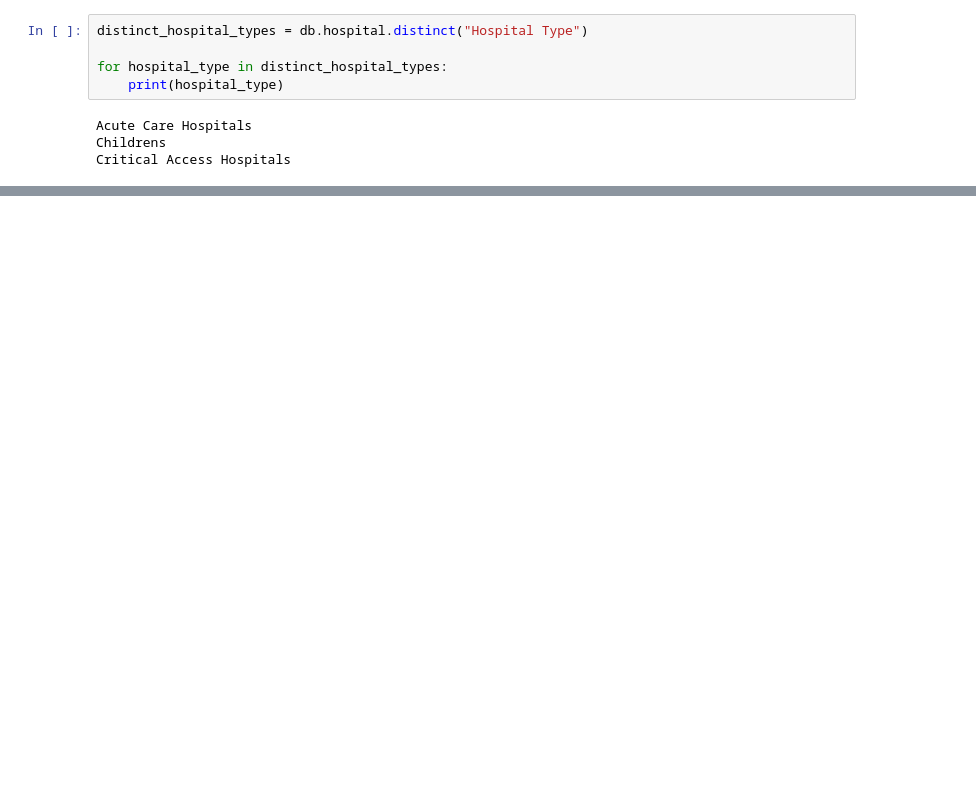
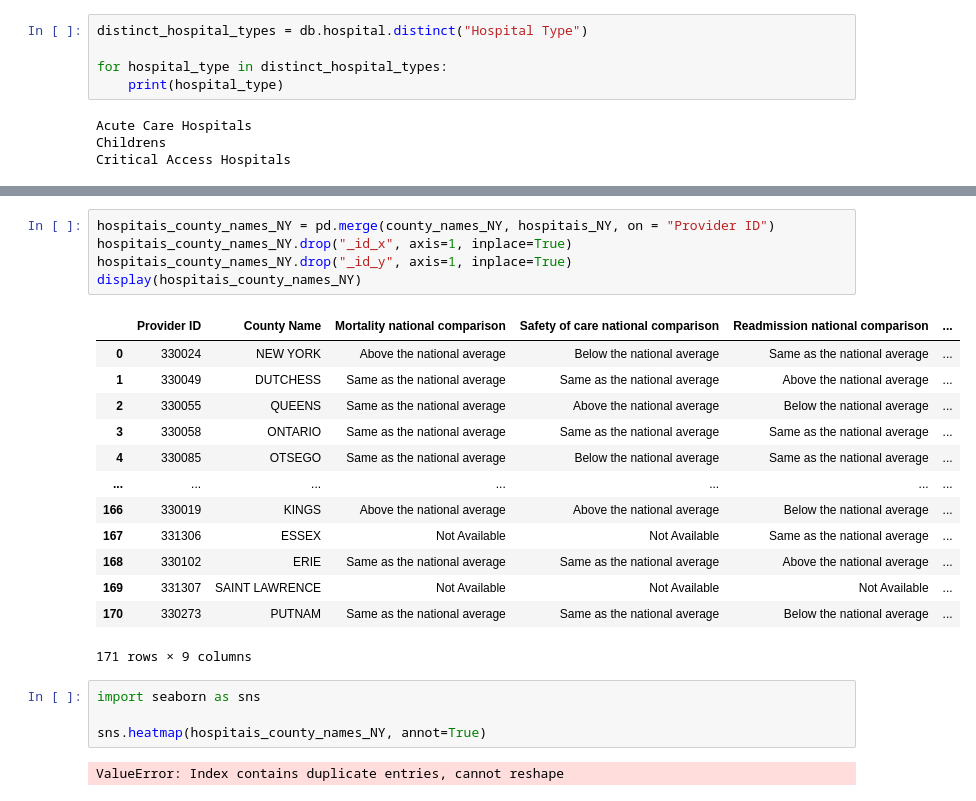
Before and after one commit to luana-garcia/BDCD-trabalho1, a Jupyter notebook: mongodb.ipynb, the cells around one changed output, grey strips where cells are left out. Cells and saved outputs as stored; diff of their text form; blank space fills up the shorter version.

```diff
--- a/mongodb.ipynb
+++ b/mongodb.ipynb
@@ -240,0 +328,25 @@ for hospital in hospitals_list:
+# %%
+hospitais_county_names_NY = pd.merge(county_names_NY, hospitais_NY, on = "Provider ID")
+hospitais_county_names_NY.drop("_id_x", axis=1, inplace=True)
+hospitais_county_names_NY.drop("_id_y", axis=1, inplace=True)
+display(hospitais_county_names_NY)
+# %% [output]
+|  | Provider ID | County Name | Mortality national comparison | Safety of care national comparison | Readmission national comparison | ... |
+| 0 | 330024 | NEW YORK | Above the national average | Below the national average | Same as the national average | ... |
+| 1 | 330049 | DUTCHESS | Same as the national average | Same as the national average | Above the national average | ... |
+| 2 | 330055 | QUEENS | Same as the national average | Above the national average | Below the national average | ... |
+| 3 | 330058 | ONTARIO | Same as the national average | Same as the national average | Same as the national average | ... |
+| 4 | 330085 | OTSEGO | Same as the national average | Below the national average | Same as the national average | ... |
+| ... | ... | ... | ... | ... | ... | ... |
+| 166 | 330019 | KINGS | Above the national average | Above the national average | Below the national average | ... |
+| 167 | 331306 | ESSEX | Not Available | Not Available | Same as the national average | ... |
+| 168 | 330102 | ERIE | Same as the national average | Same as the national average | Above the national average | ... |
+| 169 | 331307 | SAINT LAWRENCE | Not Available | Not Available | Not Available | ... |
+| 170 | 330273 | PUTNAM | Same as the national average | Same as the national average | Below the national average | ... |
+171 rows × 9 columns
+# %%
+import seaborn as sns
+
+sns.heatmap(hospitais_county_names_NY, annot=True)
+# %% [output]
+ValueError: Index contains duplicate entries, cannot reshape
```
Also changed, not shown: parts of 9 cells of this notebook.
